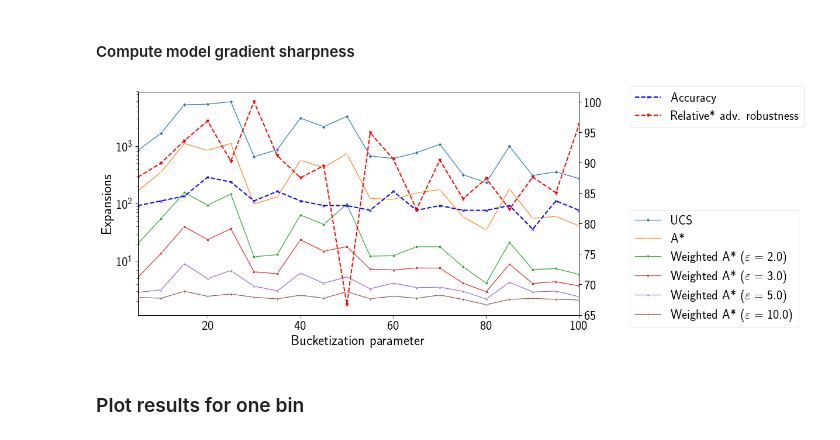
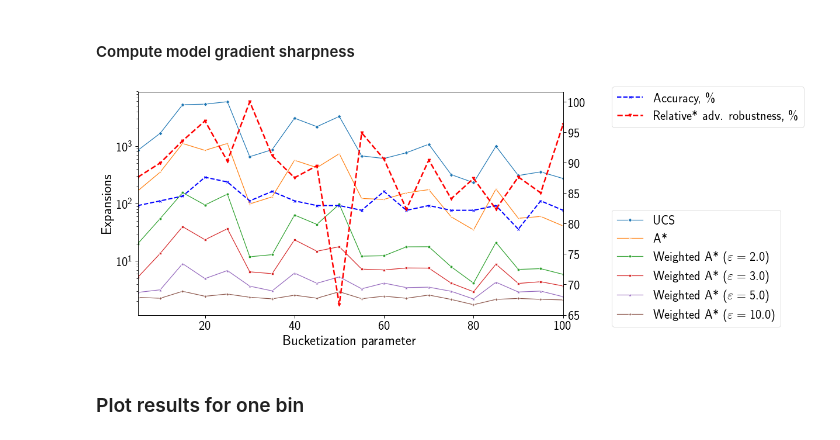
Before and after one commit to spring-epfl/trickster, a Jupyter notebook: notebooks/bots_experiment.ipynb, the cells around one changed output. Cells and saved outputs as stored; diff of their text form; code cells hidden in the pictures.

```diff
--- a/notebooks/bots_experiment.ipynb
+++ b/notebooks/bots_experiment.ipynb
@@ -225,16 +230,18 @@ for bins, items in results_by_bins.items():
 
         item_data = zip(
             ast_results['index'],
+            ast_results['runtime'],
             ast_results['nodes_expanded'],
             ucs_results['nodes_expanded'])
 
         # Record attack runtime performance vs. UCS.
-        for index, ast_expansions, ucs_expansions in item_data:
+        for index, ast_runtime, ast_expansions, ucs_expansions in item_data:
             attack_perf_df = attack_perf_df.append(
                 {
                     'bins': bins,
                     'index': index,
                     'eps': item['epsilon'],
+                    'runtime': ast_runtime,
                     'expansions': ast_expansions,
                     'improvement': ucs_expansions / ast_expansions,
                 },
@@ -295,37 +302,37 @@ for i, eps in enumerate(WEIGHTED_EPSILONS):
                  x='bins', y='expansions', ax=ax,
                  label='Weighted A* ($\\varepsilon = %1.1f$)' % eps,
                  ci=None, marker=MARKERS[i + 2])
 
 if BEST_FIRST_EPSILON is not None:
     sns.lineplot(data=attack_perf_df.query('eps == %d' % BEST_FIRST_EPSILON),
                  x='bins', y='expansions', ax=ax, label='Best-first',
                  ci=None)
 
 ax.set_ylabel('Expansions')
 ax.set_xlabel('Bucketization parameter')
 ax.set_xlim(5, 100)
 ax.set_yscale('log')
 legend_artist = ax.legend(bbox_to_anchor=(1.1, 0.5))
 
 ax2 = ax.twinx()
 ax2.plot(clf_perf_df.bins, clf_perf_df.accuracy,
-         label='Accuracy',
+         label='Accuracy, \%',
          linestyle='--', color='blue', marker='x', linewidth=2)
 ax2.plot(clf_perf_df.bins, clf_perf_df.robustness / clf_perf_df.robustness.max() * 100,
-         label='Relative* adv. robustness',
-         linestyle='--', color='red', marker='v', linewidth=2)
+         label='Relative* adv. robustness, \%',
+         linestyle='--', color='red', marker='v', linewidth=2.5)
 # ax2.set_yscale('log')
 legend_artist2 = ax2.legend(loc=2, bbox_to_anchor=(1.1, 1.05))
 
 fig.set_figwidth(FIGWIDTH * 2)
 fig.set_figheight(FIGHEIGHT)
 fig.set_tight_layout('tight')
 
 if SAVE_PLOTS:
     save_fig(fig, 'bots_different_bins_perf_band_{}.pdf', BAND,
              bbox_extra_artists=[legend_artist, legend_artist2], bbox_inches='tight')
 # %% [output]
-[figure, old version]
+[figure, new version]
 # %% [markdown]
 ### Plot results for one bin
 # %%
```
Also changed, not shown: parts of 4 cells of this notebook, 1 other file.
